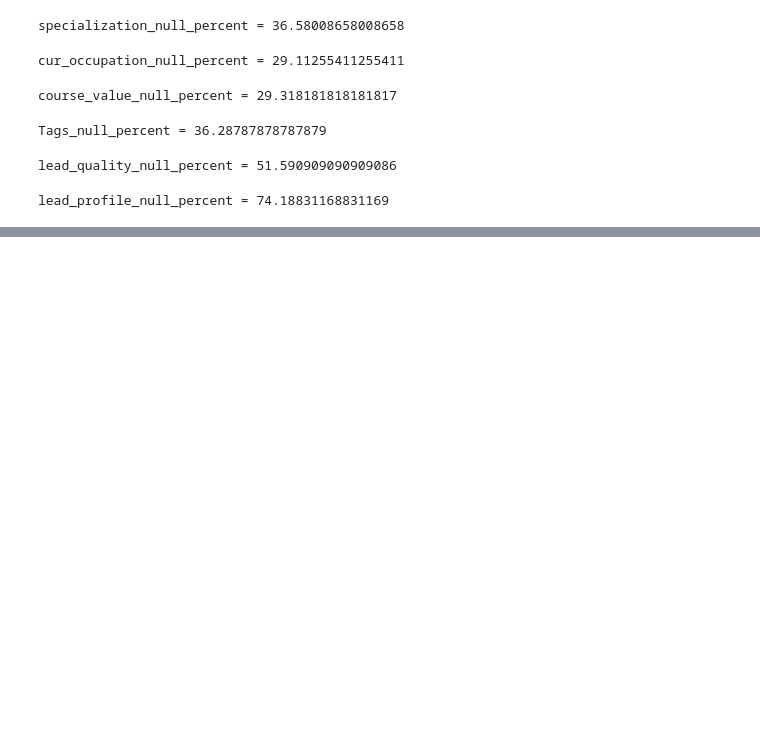
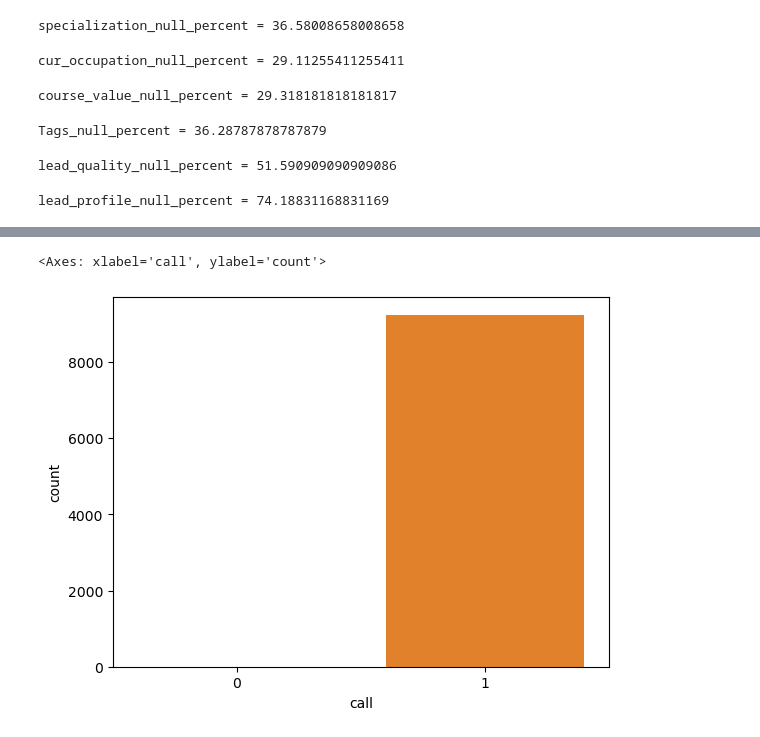
Before and after one commit to keshavRaj/LeadScoringCaseStudy, a Jupyter notebook: Lead Scoring Assignment/Lead+Case+Study.ipynb, the cells around one changed output, grey strips where cells are left out. Saved outputs shown, nothing was run; the diff lists cells and outputs as text; code cells hidden in the pictures; blank space fills up the shorter version.

```diff
--- a/Lead Scoring Assignment/Lead+Case+Study.ipynb
+++ b/Lead Scoring Assignment/Lead+Case+Study.ipynb
@@ -1053,0 +1122,5 @@ lead_profile_null_percent = 74.18831168831169
+# %%
+sns.countplot(x = lead_data.call)
+# %% [output]
+<Axes: xlabel='call', ylabel='count'>
+[figure, added]
```
Also changed, not shown: parts of 71 cells of this notebook.
